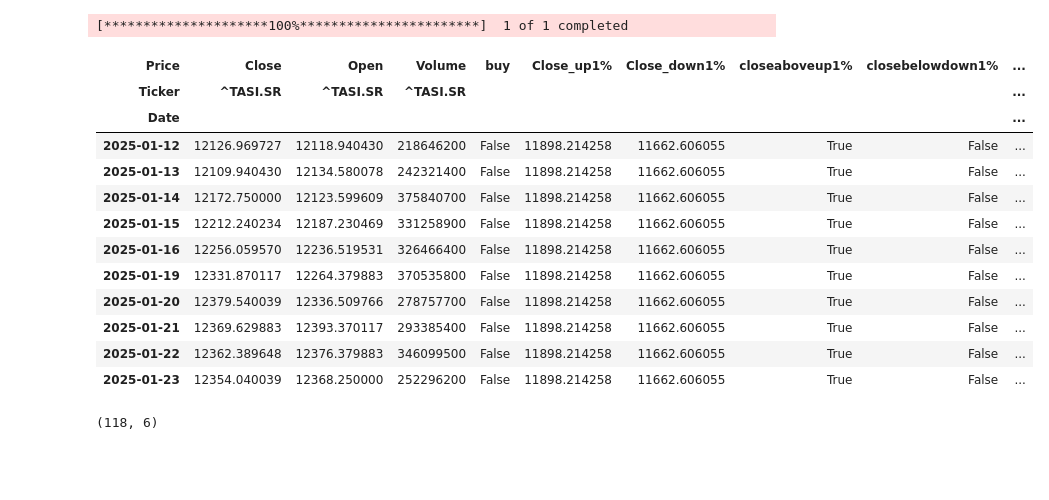
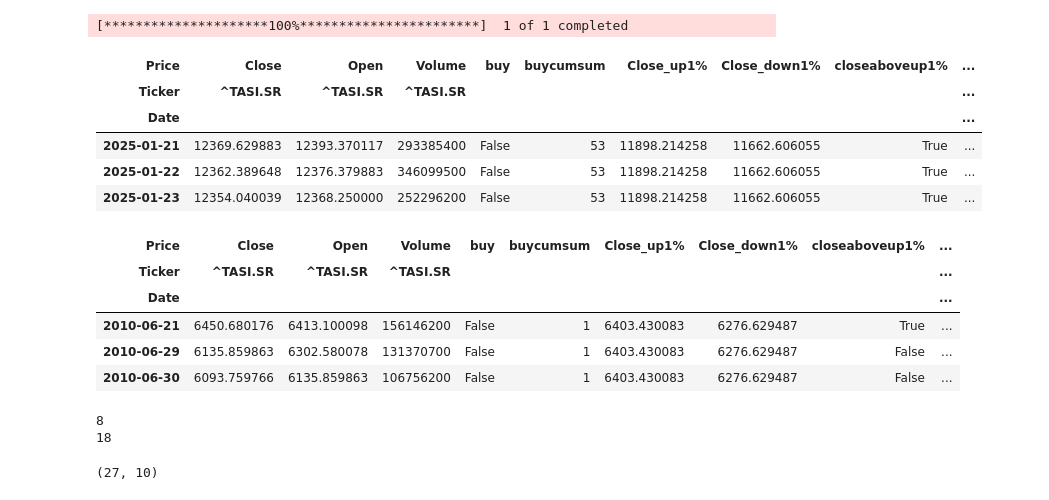
Before and after one commit to kamarulaw/saudi_backtests, a Jupyter notebook: start_date_01_23_25.ipynb, the cells around one changed output. Drawn from its saved outputs; the diff is of its cells as text; code cells hidden in the pictures; blank space fills up the shorter version.

```diff
--- a/start_date_01_23_25.ipynb
+++ b/start_date_01_23_25.ipynb
@@ -37,45 +37,38 @@ data['prv_high_1'] = data["High"].shift(1)
 data['prv_high_2'] = data["High"].shift(2)
 data['prv_high_3'] = data["High"].shift(3)
 data['prv_high_4'] = data["High"].shift(4)
 data['prv_high_5'] = data["High"].shift(5)
 data["High_Last_5d"] = data[["prv_high_1", "prv_high_2","prv_high_3","prv_high_4","prv_high_5"]].values.max(1)
 data = data.drop(["prv_high_1", "prv_high_2", "prv_high_3", "prv_high_4", "prv_high_5"], axis=1)
 
 data["seven_percent_of_close_price"] = .93*data["Close"]
 data["Close"] = 1*data["Close"]
 data["seven_percent_of_close_price_within_last_five_days"] = np.where((data['Low_Last_5d'] <= data['seven_percent_of_close_price']) & (data['seven_percent_of_close_price'] <= data['High_Last_5d']), True, False)
 data["Last_Close"] = data["Close"].shift(1)
 data["close_diff"] = data["Close"].values.reshape(data.shape[0]) - data["Last_Close"].values.reshape(data.shape[0])
 data["up_from_yesterday"] = np.where((data["close_diff"] > 0), True, False)
 data["buy"] = data["seven_percent_of_close_price_within_last_five_days"] & data["up_from_yesterday"]
+data["buycumsum"] = data["buy"].cumsum().astype('int64')
 data = data.drop(["Last_Close","close_diff","seven_percent_of_close_price"], axis=1)
 data["Close_up1%"] = 1.01*data["Close"]
 data["Close_down1%"] = .99*data["Close"]
 data.loc[(data.buy == False), 'Close_up1%'] = np.nan
 data.loc[(data.buy == False), 'Close_down1%'] = np.nan
 data["Close_up1%"] = data["Close_up1%"].ffill()
 data["Close_down1%"] = data["Close_down1%"].ffill()
 data = data.drop(["Low_Last_5d", "High_Last_5d", "seven_percent_of_close_price_within_last_five_days", "up_from_yesterday", "High", "Low"], axis=1)
 data["close_up_diff"] = data["Close"].values.reshape(data.shape[0]) - data["Close_up1%"].values.reshape(data.shape[0])
 data["closeaboveup1%"] = np.where((data["close_up_diff"] > 0), True, False)
 data["close_down_diff"] = data["Close"].values.reshape(data.shape[0]) - data["Close_down1%"].values.reshape(data.shape[0])
 data["closebelowdown1%"] = np.where((data["close_down_diff"] < 0), True, False)
 data = data.drop(["close_up_diff", "close_down_diff"], axis=1)
 data["aboveup1%_or_belowdown1%"] = np.where((data["closeaboveup1%"]) | (data["closebelowdown1%"]), True, False)
-#data = data.drop(["closeaboveup1%", "closebelowdown1%"], axis=1)
-data.tail(10)
+data.tail(3)
 # %% [output]
 [*********************100%***********************]  1 of 1 completed
-| Price | Close | Open | Volume | buy | Close_up1% | Close_down1% | closeaboveup1% | closebelowdown1% | ... |
+| Price | Close | Open | Volume | buy | buycumsum | Close_up1% | Close_down1% | closeaboveup1% | ... |
 | Ticker | ^TASI.SR | ^TASI.SR | ^TASI.SR |  |  |  |  |  | ... |
 | Date |  |  |  |  |  |  |  |  | ... |
-| 2025-01-12 | 12126.969727 | 12118.940430 | 218646200 | False | 11898.214258 | 11662.606055 | True | False | ... |
-| 2025-01-13 | 12109.940430 | 12134.580078 | 242321400 | False | 11898.214258 | 11662.606055 | True | False | ... |
-| 2025-01-14 | 12172.750000 | 12123.599609 | 375840700 | False | 11898.214258 | 11662.606055 | True | False | ... |
-| 2025-01-15 | 12212.240234 | 12187.230469 | 331258900 | False | 11898.214258 | 11662.606055 | True | False | ... |
-| 2025-01-16 | 12256.059570 | 12236.519531 | 326466400 | False | 11898.214258 | 11662.606055 | True | False | ... |
-| 2025-01-19 | 12331.870117 | 12264.379883 | 370535800 | False | 11898.214258 | 11662.606055 | True | False | ... |
-| 2025-01-20 | 12379.540039 | 12336.509766 | 278757700 | False | 11898.214258 | 11662.606055 | True | False | ... |
-| 2025-01-21 | 12369.629883 | 12393.370117 | 293385400 | False | 11898.214258 | 11662.606055 | True | False | ... |
-| 2025-01-22 | 12362.389648 | 12376.379883 | 346099500 | False | 11898.214258 | 11662.606055 | True | False | ... |
-| 2025-01-23 | 12354.040039 | 12368.250000 | 252296200 | False | 11898.214258 | 11662.606055 | True | False | ... |
+| 2025-01-21 | 12369.629883 | 12393.370117 | 293385400 | False | 53 | 11898.214258 | 11662.606055 | True | ... |
+| 2025-01-22 | 12362.389648 | 12376.379883 | 346099500 | False | 53 | 11898.214258 | 11662.606055 | True | ... |
+| 2025-01-23 | 12354.040039 | 12368.250000 | 252296200 | False | 53 | 11898.214258 | 11662.606055 | True | ... |
@@ -84,6 +75,10 @@ subsetframe = data[["buy","Close_up1%","Close_down1%","closeaboveup1%","closebel
-# %%
-subsetframe.loc[subsetframe]
-# %% [output]
-(118, 6)
 # %%
-data.loc[(data.buy == False),
+data = data.loc[(data.buycumsum >= 1) & (data.buy == False) & (data["aboveup1%_or_belowdown1%"] == True)]
+data.head(3)
+# %% [output]
+| Price | Close | Open | Volume | buy | buycumsum | Close_up1% | Close_down1% | closeaboveup1% | ... |
+| Ticker | ^TASI.SR | ^TASI.SR | ^TASI.SR |  |  |  |  |  | ... |
+| Date |  |  |  |  |  |  |  |  | ... |
+| 2010-06-21 | 6450.680176 | 6413.100098 | 156146200 | False | 1 | 6403.430083 | 6276.629487 | True | ... |
+| 2010-06-29 | 6135.859863 | 6302.580078 | 131370700 | False | 1 | 6403.430083 | 6276.629487 | False | ... |
+| 2010-06-30 | 6093.759766 | 6135.859863 | 106756200 | False | 1 | 6403.430083 | 6276.629487 | False | ... |
@@ -89,0 +89,14 @@ data.loc[(data.buy == False),
+# %%
+print(data["closeaboveup1%"].sum())
+print(data["closebelowdown1%"].sum())
+# %% [output]
+8
+18
+# %%
+'''
+Explanation:
+If we had purchased "^TASI.SR" evrytime the stock had decreased at least seven percent in the last five trade days, and sold the stock and exited everytime a one percent
+loss was realized or exited evertime a one percent gain was realized we would have realized profit on eight trades and realized loss on eighteen of the trades.
+'''
+# %% [output]
+(27, 10)
```
Also changed, not shown: parts of 2 cells of this notebook.
